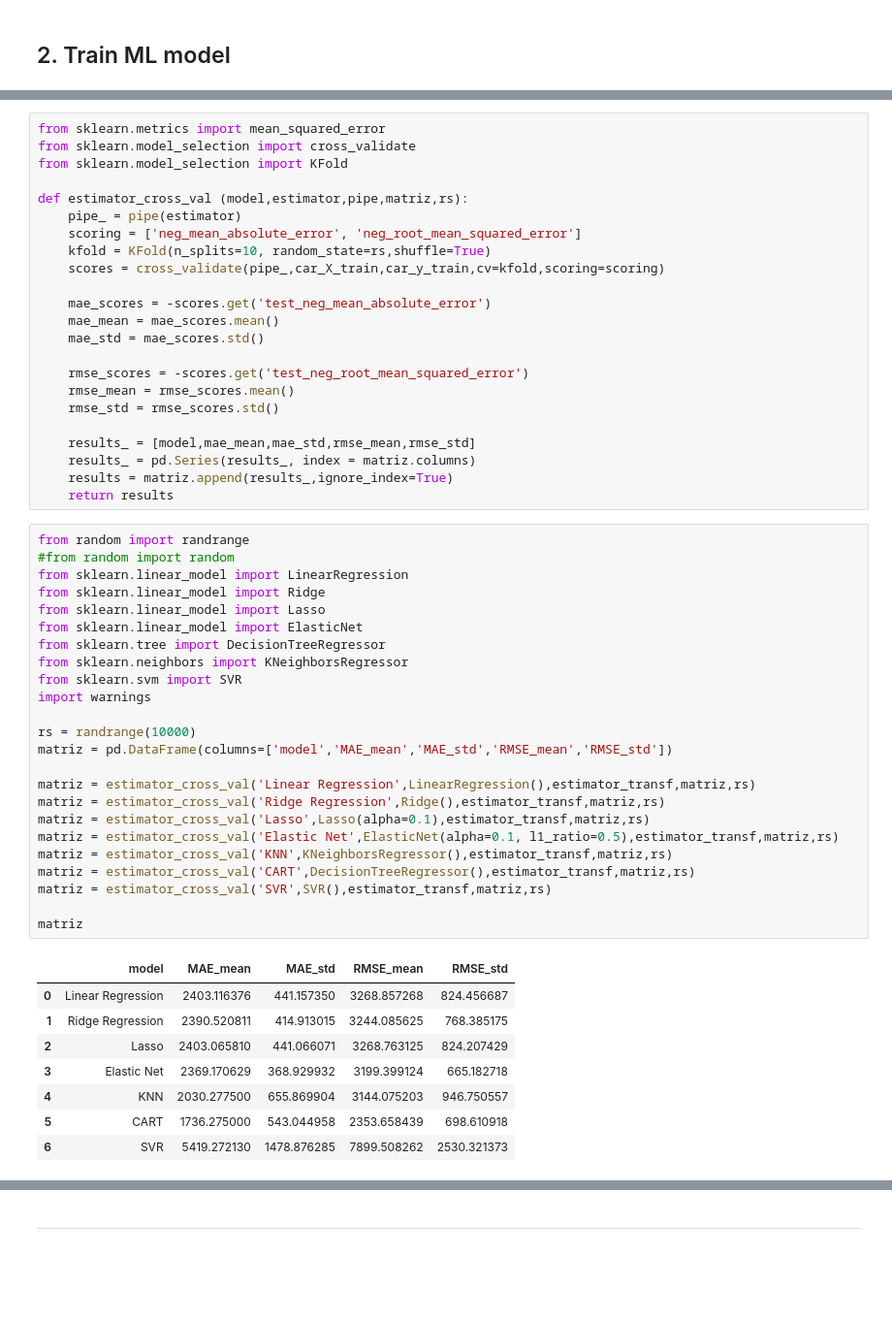
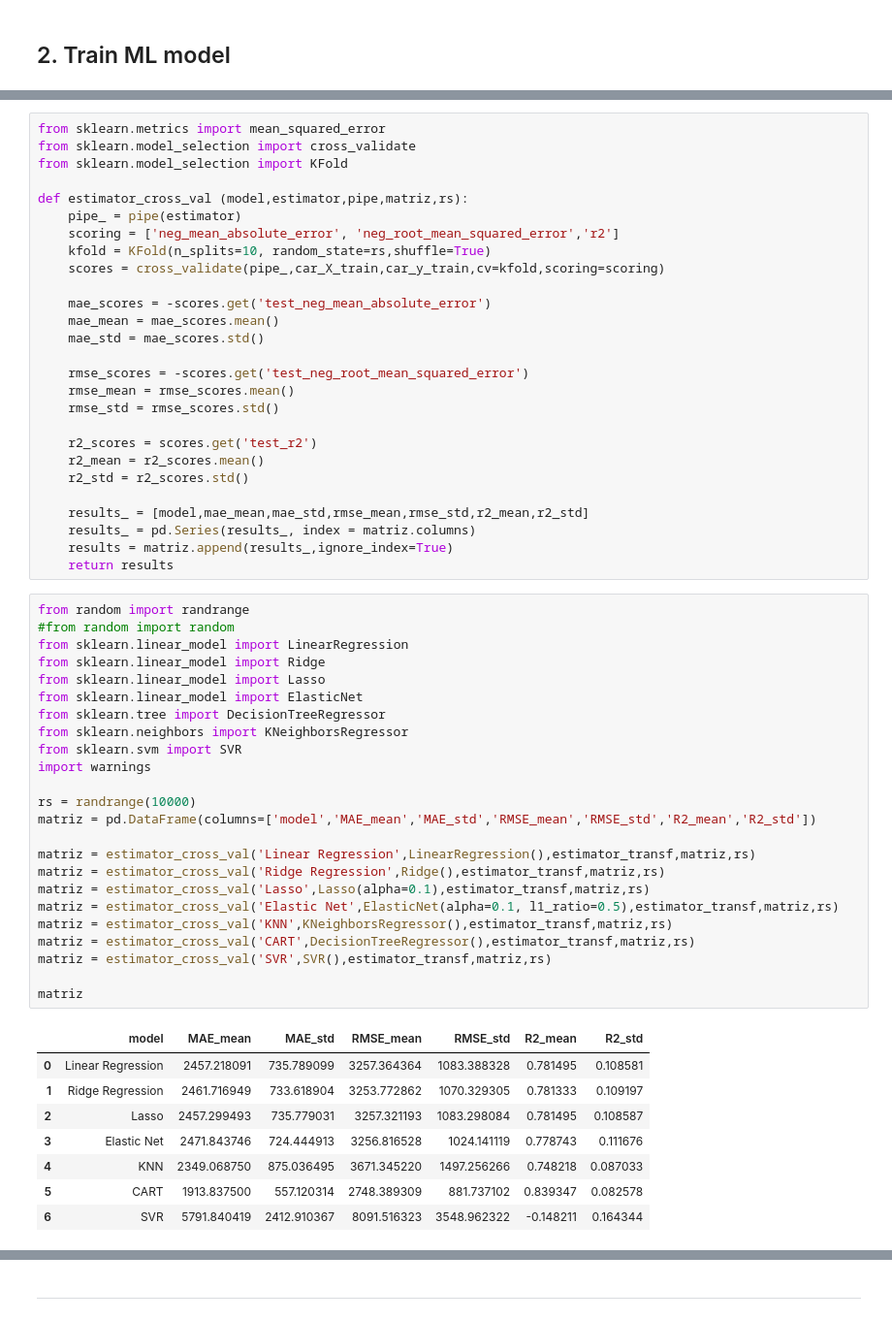
Before and after one commit to gabrielleuzinger/Automobile_price, a Jupyter notebook: Automobile Data Set.ipynb, the cells around one changed output, grey strips where cells are left out. Shown at 97% size. Cells and saved outputs as stored; diff of their text form; blank space fills up the shorter version.

```diff
--- a/Automobile Data Set.ipynb
+++ b/Automobile Data Set.ipynb
@@ -245,7 +245,7 @@ from sklearn.model_selection import KFold
 
 def estimator_cross_val (model,estimator,pipe,matriz,rs):
     pipe_ = pipe(estimator)
-    scoring = ['neg_mean_absolute_error', 'neg_root_mean_squared_error']
+    scoring = ['neg_mean_absolute_error', 'neg_root_mean_squared_error','r2']
     kfold = KFold(n_splits=10, random_state=rs,shuffle=True)
     scores = cross_validate(pipe_,car_X_train,car_y_train,cv=kfold,scoring=scoring)
 
@@ -257,41 +257,45 @@ def estimator_cross_val (model,estimator,pipe,matriz,rs):
     rmse_mean = rmse_scores.mean()
     rmse_std = rmse_scores.std()
 
-    results_ = [model,mae_mean,mae_std,rmse_mean,rmse_std]
+    r2_scores = scores.get('test_r2')
+    r2_mean = r2_scores.mean()
+    r2_std = r2_scores.std()
+
+    results_ = [model,mae_mean,mae_std,rmse_mean,rmse_std,r2_mean,r2_std]
     results_ = pd.Series(results_, index = matriz.columns)
     results = matriz.append(results_,ignore_index=True)
     return results
 # %%
 from random import randrange
 #from random import random
 from sklearn.linear_model import LinearRegression
 from sklearn.linear_model import Ridge
 from sklearn.linear_model import Lasso
 from sklearn.linear_model import ElasticNet
 from sklearn.tree import DecisionTreeRegressor
 from sklearn.neighbors import KNeighborsRegressor
 from sklearn.svm import SVR
 import warnings
 
 rs = randrange(10000)
-matriz = pd.DataFrame(columns=['model','MAE_mean','MAE_std','RMSE_mean','RMSE_std'])
+matriz = pd.DataFrame(columns=['model','MAE_mean','MAE_std','RMSE_mean','RMSE_std','R2_mean','R2_std'])
 
 matriz = estimator_cross_val('Linear Regression',LinearRegression(),estimator_transf,matriz,rs)
 matriz = estimator_cross_val('Ridge Regression',Ridge(),estimator_transf,matriz,rs)
 matriz = estimator_cross_val('Lasso',Lasso(alpha=0.1),estimator_transf,matriz,rs)
 matriz = estimator_cross_val('Elastic Net',ElasticNet(alpha=0.1, l1_ratio=0.5),estimator_transf,matriz,rs)
 matriz = estimator_cross_val('KNN',KNeighborsRegressor(),estimator_transf,matriz,rs)
 matriz = estimator_cross_val('CART',DecisionTreeRegressor(),estimator_transf,matriz,rs)
 matriz = estimator_cross_val('SVR',SVR(),estimator_transf,matriz,rs)
 
 matriz
 # %% [output]
-|  | model | MAE_mean | MAE_std | RMSE_mean | RMSE_std |
-| 0 | Linear Regression | 2403.116376 | 441.157350 | 3268.857268 | 824.456687 |
-| 1 | Ridge Regression | 2390.520811 | 414.913015 | 3244.085625 | 768.385175 |
-| 2 | Lasso | 2403.065810 | 441.066071 | 3268.763125 | 824.207429 |
-| 3 | Elastic Net | 2369.170629 | 368.929932 | 3199.399124 | 665.182718 |
-| 4 | KNN | 2030.277500 | 655.869904 | 3144.075203 | 946.750557 |
-| 5 | CART | 1736.275000 | 543.044958 | 2353.658439 | 698.610918 |
-| 6 | SVR | 5419.272130 | 1478.876285 | 7899.508262 | 2530.321373 |
+|  | model | MAE_mean | MAE_std | RMSE_mean | RMSE_std | R2_mean | R2_std |
+| 0 | Linear Regression | 2457.218091 | 735.789099 | 3257.364364 | 1083.388328 | 0.781495 | 0.108581 |
+| 1 | Ridge Regression | 2461.716949 | 733.618904 | 3253.772862 | 1070.329305 | 0.781333 | 0.109197 |
+| 2 | Lasso | 2457.299493 | 735.779031 | 3257.321193 | 1083.298084 | 0.781495 | 0.108587 |
+| 3 | Elastic Net | 2471.843746 | 724.444913 | 3256.816528 | 1024.141119 | 0.778743 | 0.111676 |
+| 4 | KNN | 2349.068750 | 875.036495 | 3671.345220 | 1497.256266 | 0.748218 | 0.087033 |
+| 5 | CART | 1913.837500 | 557.120314 | 2748.389309 | 881.737102 | 0.839347 | 0.082578 |
+| 6 | SVR | 5791.840419 | 2412.910367 | 8091.516323 | 3548.962322 | -0.148211 | 0.164344 |
 # %%
```
Also changed, not shown: parts of 4 cells of this notebook.
